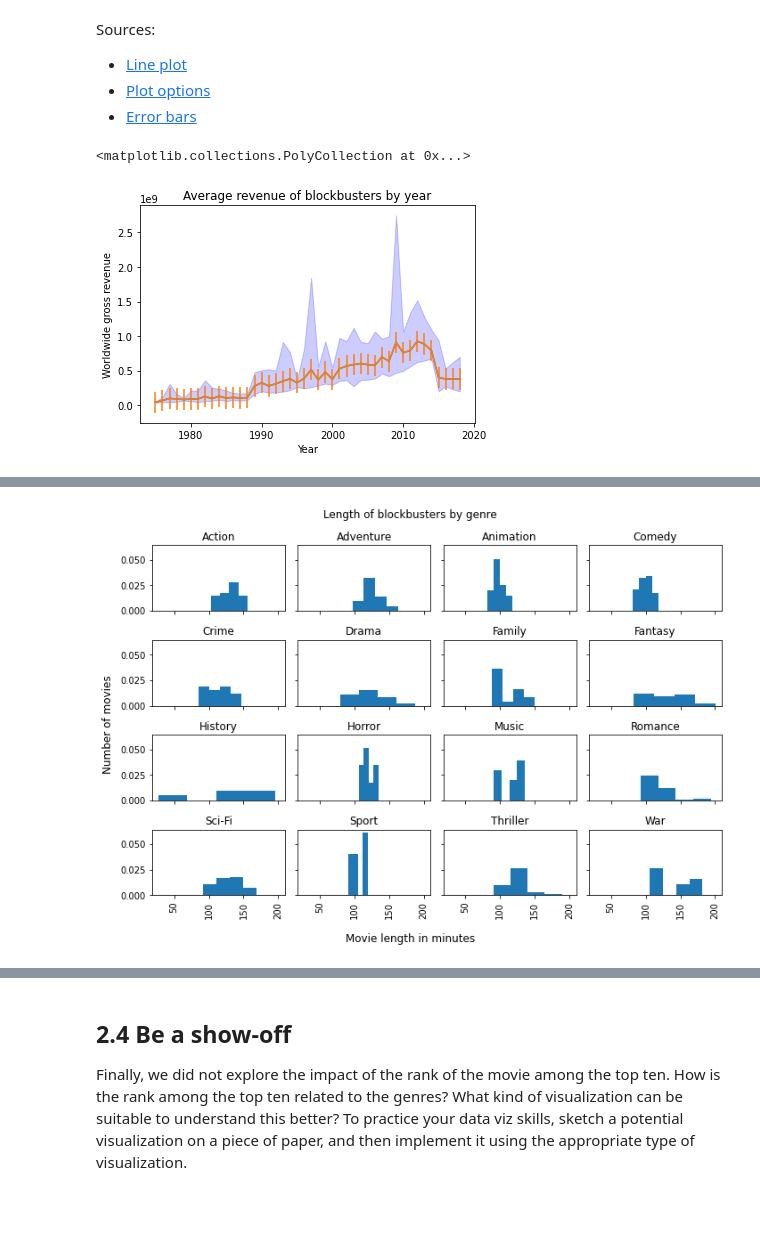
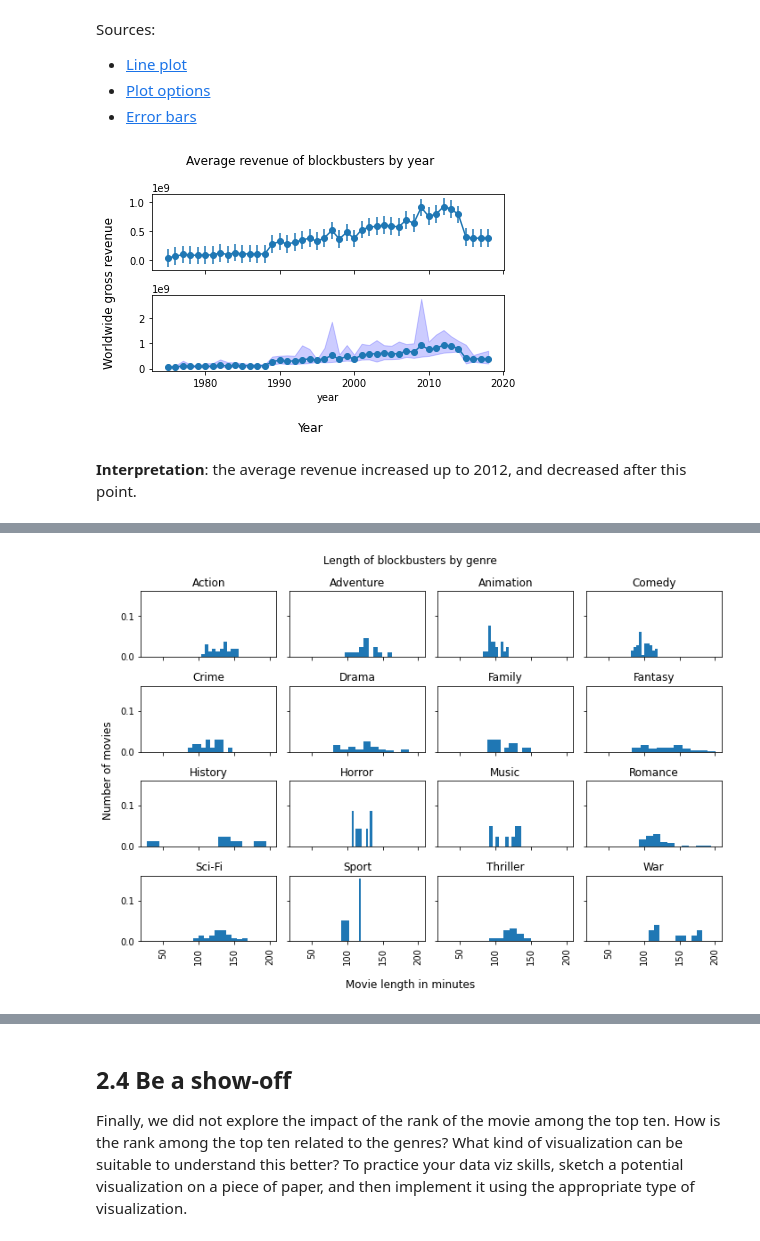
Before and after one commit to Quentin18/2021, a Jupyter notebook: Tutorials/02 - Data viz and data from the web/Becoming a DataVizard exercise.ipynb, the cells around one changed output, grey strips where cells are left out. Drawn from its saved outputs; the diff is of its cells as text; code cells hidden in the pictures; blank space fills up the shorter version.

```diff
--- a/Tutorials/02 - Data viz and data from the web/Becoming a DataVizard exercise.ipynb
+++ b/Tutorials/02 - Data viz and data from the web/Becoming a DataVizard exercise.ipynb
@@ -205,7 +205,8 @@ In the next three excercises, you are provided with descriptions and rough sketc
 # %%
 # Calculate yearly stats across movies here
 # groupby year and aggregate min, max, mean and std
-revenue_by_year = movies.groupby(by='year')['worldwide_gross'].agg([min, max, 'mean', 'std'])
+revenue_by_year = movies.groupby(by='year')['worldwide_gross'].agg(
+    [min, max, 'mean', 'std'])
 revenue_by_year.head()
 # %% [output]
 |  | min | max | mean | std |
@@ -223,23 +224,30 @@ Sources:
 # %%
 # Compute errors
 lo_err, up_err = bootstrap_CI(data=revenue_by_year['mean'], nbr_draws=1000)
 yerr = up_err - lo_err
 
-# Plot the mean line
-revenue_by_year['mean'].plot.line(
-    title='Average revenue of blockbusters by year',
-    xlabel='Year', ylabel='Worldwide gross revenue',)
-    # yerr=yerr)
+# Create subplots
+fig, (ax1, ax2) = plt.subplots(2, 1, sharex=True)
+fig.suptitle('Average revenue of blockbusters by year')
+fig.supxlabel('Year')
+fig.supylabel('Worldwide gross revenue')
 
-# Plot errors
-plt.errorbar(x=revenue_by_year.index, y=revenue_by_year['mean'], yerr=yerr)
+# Plot the mean line on ax1
+revenue_by_year['mean'].plot.line(ax=ax1, marker='o', yerr=yerr)
 
-# Plot fill min max
-plt.fill_between(
+# Plot errors on ax1
+# ax1.errorbar(x=revenue_by_year.index, y=revenue_by_year['mean'], yerr=yerr)
+
+# Plot the mean line on ax2
+revenue_by_year['mean'].plot.line(ax=ax2, marker='o')
+
+# Plot fill min max on ax2
+ax2.fill_between(
     x=revenue_by_year.index,
     y1=revenue_by_year['min'],
     y2=revenue_by_year['max'],
     color='b', alpha=0.2)
+
+fig.tight_layout()
 # %% [output]
-<matplotlib.collections.PolyCollection at 0x...>
-[figure, old version]
+[figure, new version]
@@ -248,3 +254,5 @@ plt.fill_between(
+# %% [markdown]
+**Interpretation**: the average revenue increased up to 2012, and decreased after this point.
 # %% [markdown]
 ## 2.2 Creating panels
 
@@ -260,14 +268,16 @@ plt.fill_between(
 
 <img src="figure3.jpg" style="width: 500px;" align="left">
 # %%
-# Calculate stats by genre here
+# Create subplots
 fig, ax = plt.subplots(nrows=4, ncols=4, figsize=(10, 7), sharex=True, sharey=True)
-movies['length'].hist(by=movies['Main_Genre'], ax=ax, bins=4, density=True)
+
+# Histogram by genre
+movies['length'].hist(by=movies['Main_Genre'], ax=ax, bins=10, density=True)
 
 # Add labels
 fig.supxlabel('Movie length in minutes')
 fig.supylabel('Number of movies')
 fig.suptitle('Length of blockbusters by genre')
-plt.tight_layout()
+fig.tight_layout()
 # %% [output]
-[figure, old version]
+[figure, new version]
```
Also changed, not shown: parts of 17 cells of this notebook.
